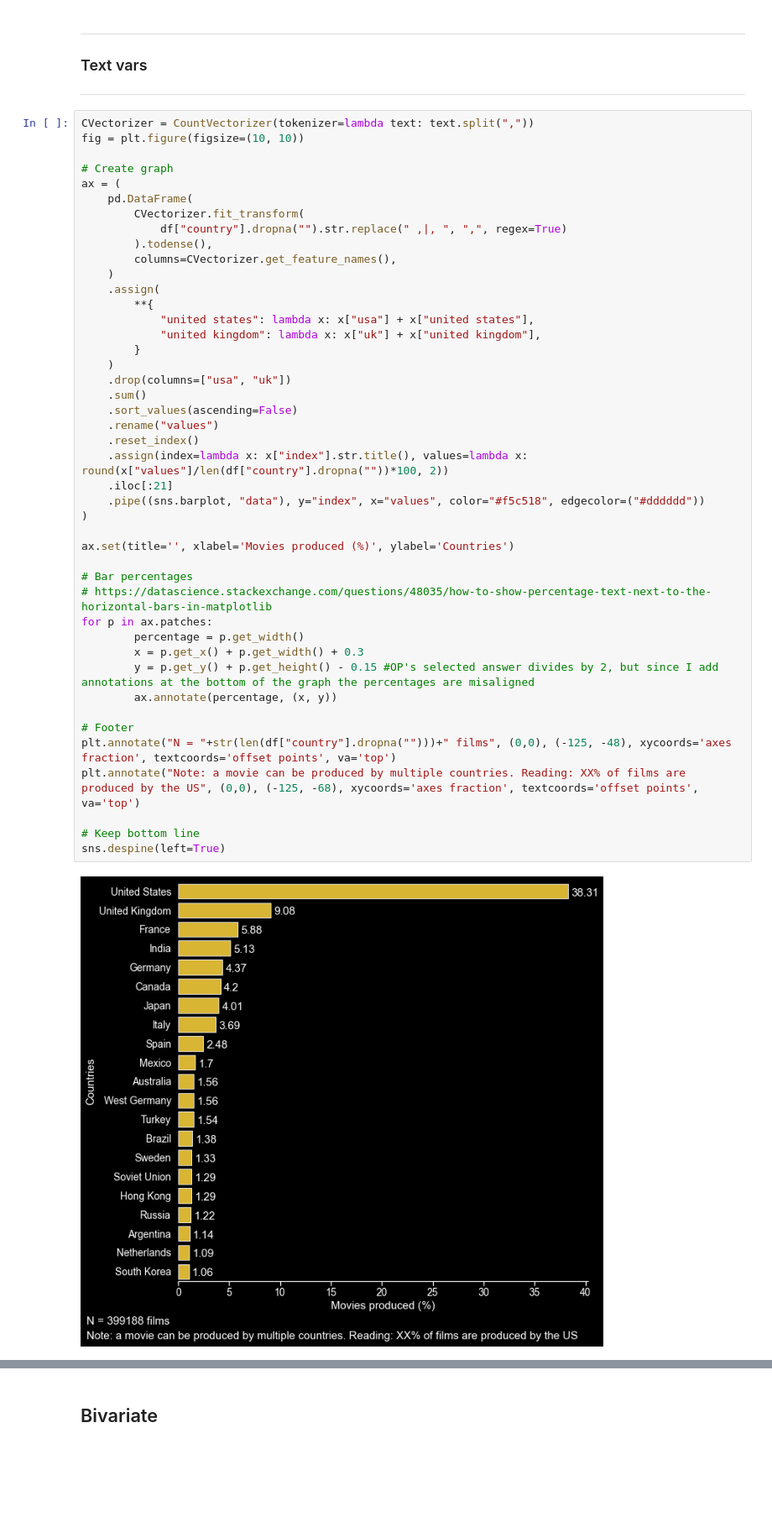
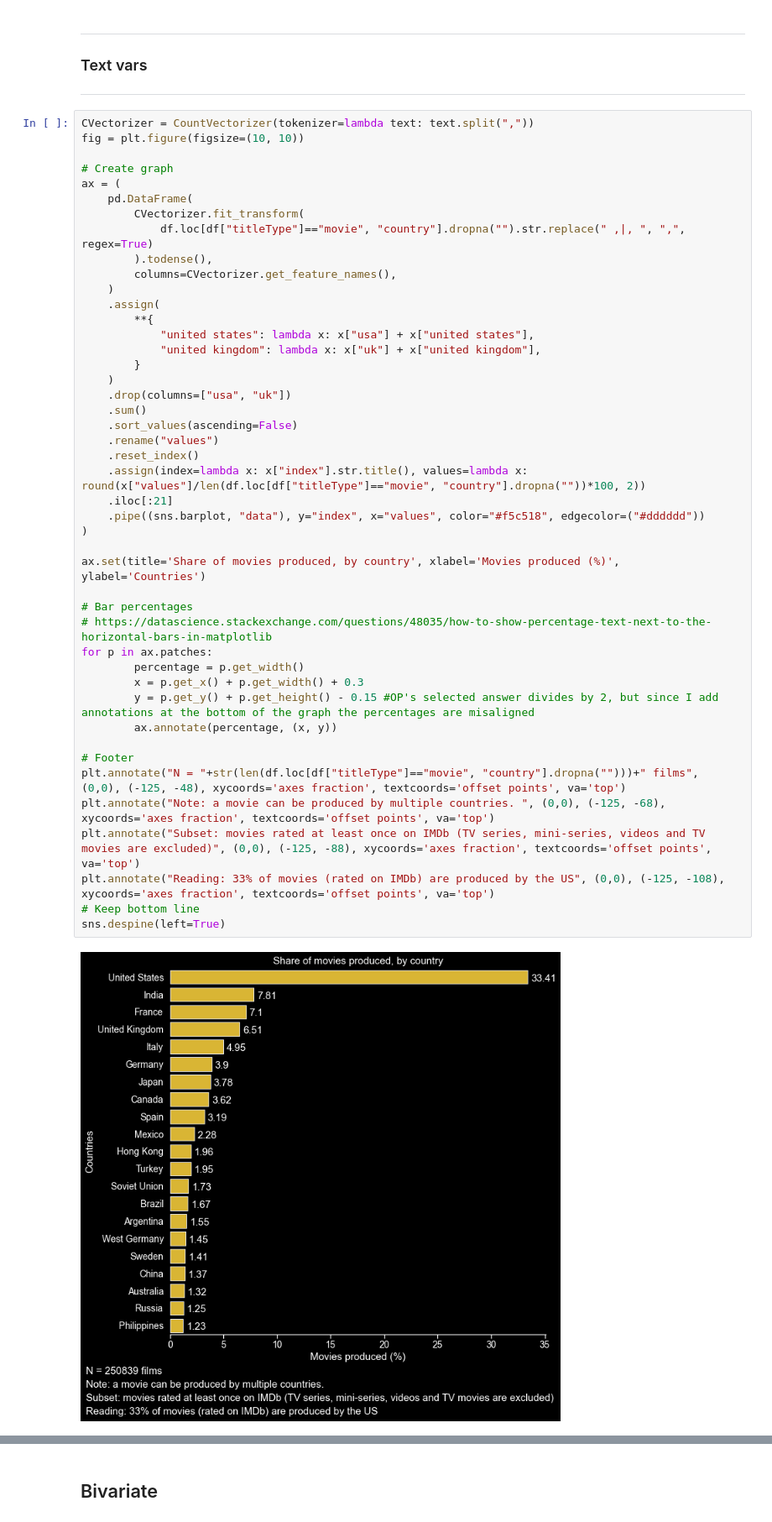
Before and after one commit to Dscronias/yet-another-imdb-project, a Jupyter notebook: Analysis.ipynb, the cells around one changed output, grey strips where cells are left out. Shown at 84% size. Cells and saved outputs as stored; diff of their text form; blank space fills up the shorter version.

```diff
--- a/Analysis.ipynb
+++ b/Analysis.ipynb
@@ -388,41 +388,42 @@ fig = plt.figure(figsize=(10, 10))
 ax = (
     pd.DataFrame(
         CVectorizer.fit_transform(
-            df["country"].dropna("").str.replace(" ,|, ", ",", regex=True)
+            df.loc[df["titleType"]=="movie", "country"].dropna("").str.replace(" ,|, ", ",", regex=True)
         ).todense(),
         columns=CVectorizer.get_feature_names(),
     )
     .assign(
         **{
             "united states": lambda x: x["usa"] + x["united states"],
             "united kingdom": lambda x: x["uk"] + x["united kingdom"],
         }
     )
     .drop(columns=["usa", "uk"])
     .sum()
     .sort_values(ascending=False)
     .rename("values")
     .reset_index()
-    .assign(index=lambda x: x["index"].str.title(), values=lambda x: round(x["values"]/len(df["country"].dropna(""))*100, 2))
+    .assign(index=lambda x: x["index"].str.title(), values=lambda x: round(x["values"]/len(df.loc[df["titleType"]=="movie", "country"].dropna(""))*100, 2))
     .iloc[:21]
     .pipe((sns.barplot, "data"), y="index", x="values", color="#f5c518", edgecolor=("#dddddd"))
 )
 
-ax.set(title='', xlabel='Movies produced (%)', ylabel='Countries')
+ax.set(title='Share of movies produced, by country', xlabel='Movies produced (%)', ylabel='Countries')
 
 # Bar percentages
 # https://datascience.stackexchange.com/questions/48035/how-to-show-percentage-text-next-to-the-horizontal-bars-in-matplotlib
 for p in ax.patches:
         percentage = p.get_width()
         x = p.get_x() + p.get_width() + 0.3
         y = p.get_y() + p.get_height() - 0.15 #OP's selected answer divides by 2, but since I add annotations at the bottom of the graph the percentages are misaligned
         ax.annotate(percentage, (x, y))
 
 # Footer
-plt.annotate("N = "+str(len(df["country"].dropna("")))+" films", (0,0), (-125, -48), xycoords='axes fraction', textcoords='offset points', va='top')
-plt.annotate("Note: a movie can be produced by multiple countries. Reading: XX% of films are produced by the US", (0,0), (-125, -68), xycoords='axes fraction', textcoords='offset points', va='top')
-
+plt.annotate("N = "+str(len(df.loc[df["titleType"]=="movie", "country"].dropna("")))+" films", (0,0), (-125, -48), xycoords='axes fraction', textcoords='offset points', va='top')
+plt.annotate("Note: a movie can be produced by multiple countries. ", (0,0), (-125, -68), xycoords='axes fraction', textcoords='offset points', va='top')
+plt.annotate("Subset: movies rated at least once on IMDb (TV series, mini-series, videos and TV movies are excluded)", (0,0), (-125, -88), xycoords='axes fraction', textcoords='offset points', va='top')
+plt.annotate("Reading: 33% of movies (rated on IMDb) are produced by the US", (0,0), (-125, -108), xycoords='axes fraction', textcoords='offset points', va='top')
 # Keep bottom line
 sns.despine(left=True)
 # %% [output]
-[figure, old version]
+[figure, new version]
```
Also changed, not shown: parts of 5 cells of this notebook, 1 other file.
